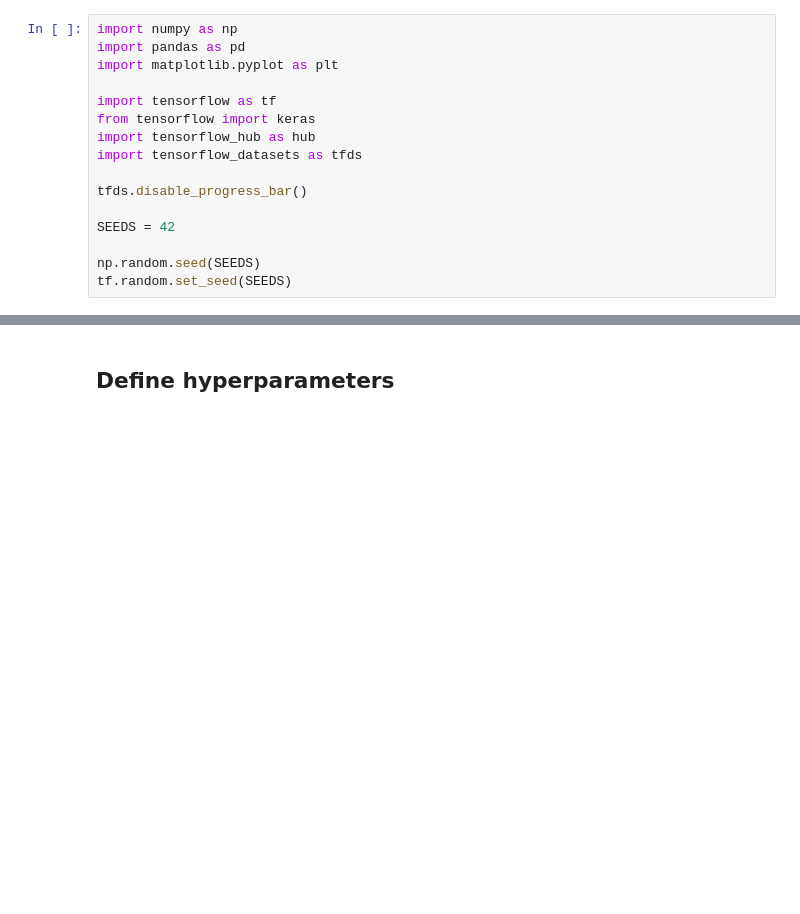
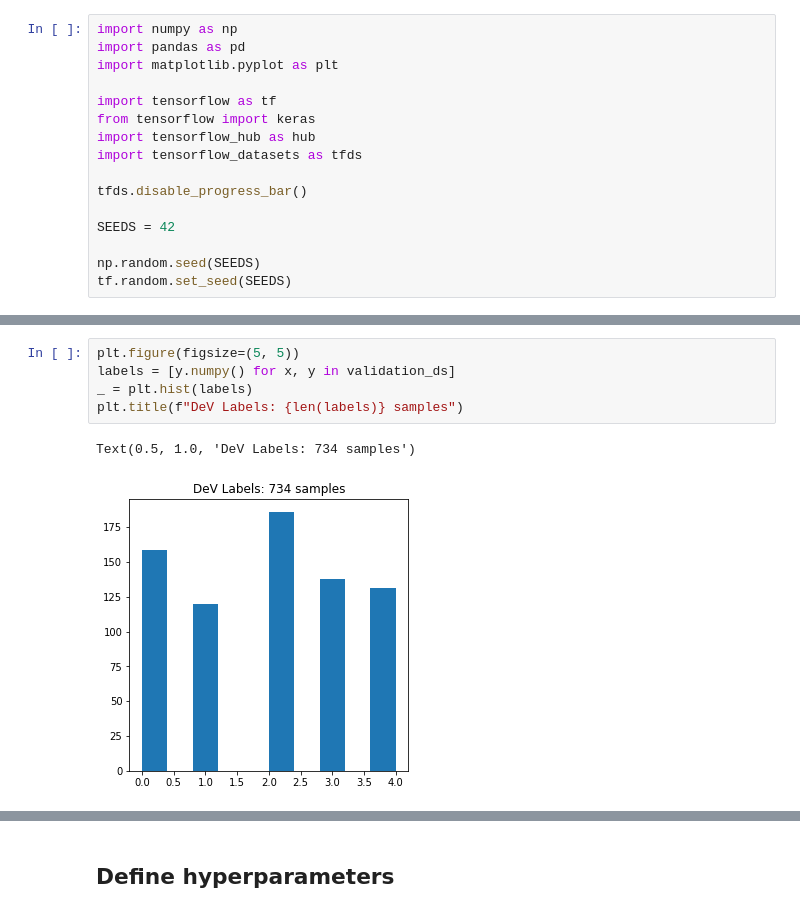
Before and after one commit to chihyanghsu0805/keras_tutorial, a Jupyter notebook: keras/bit.ipynb, the cells around one changed output, grey strips where cells are left out. Drawn from its saved outputs; the diff is of its cells as text; blank space fills up the shorter version.

```diff
--- a/keras/bit.ipynb
+++ b/keras/bit.ipynb
@@ -61,2 +56,10 @@ train_ds, validation_ds = tfds.load(
+# %%
+plt.figure(figsize=(5, 5))
+labels = [y.numpy() for x, y in validation_ds]
+_ = plt.hist(labels)
+plt.title(f"DeV Labels: {len(labels)} samples")
+# %% [output]
+Text(0.5, 1.0, 'DeV Labels: 734 samples')
+[figure, added]
 # %%
 plt.figure(figsize=(10, 10))
```
Also changed, not shown: parts of 39 cells of this notebook.
